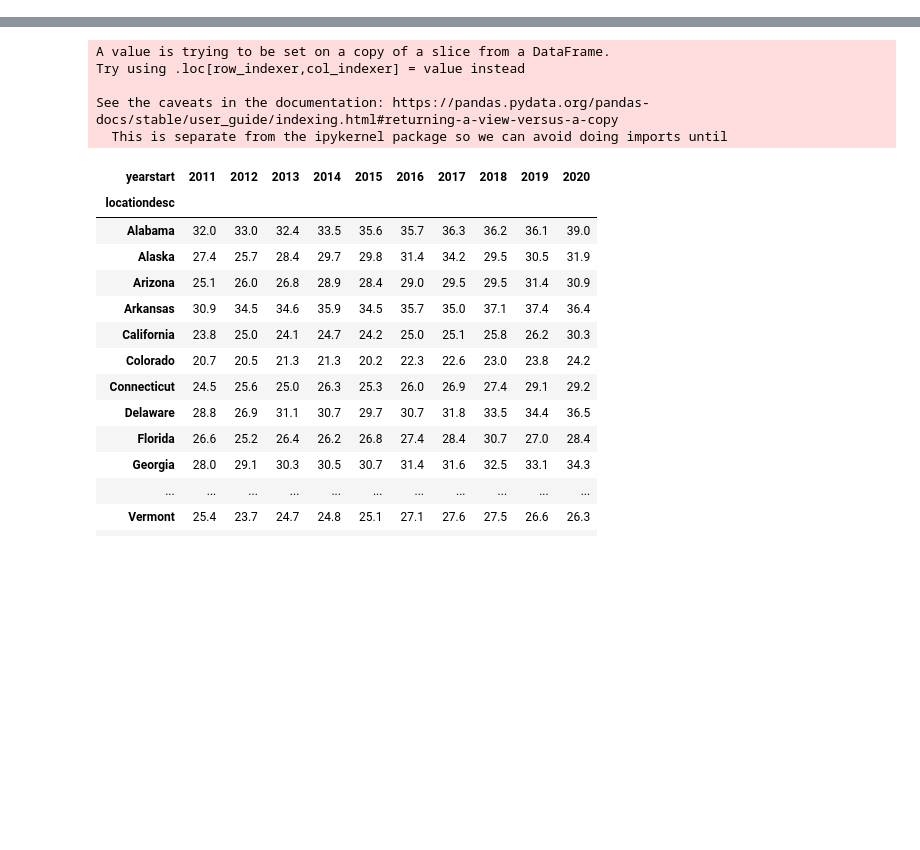
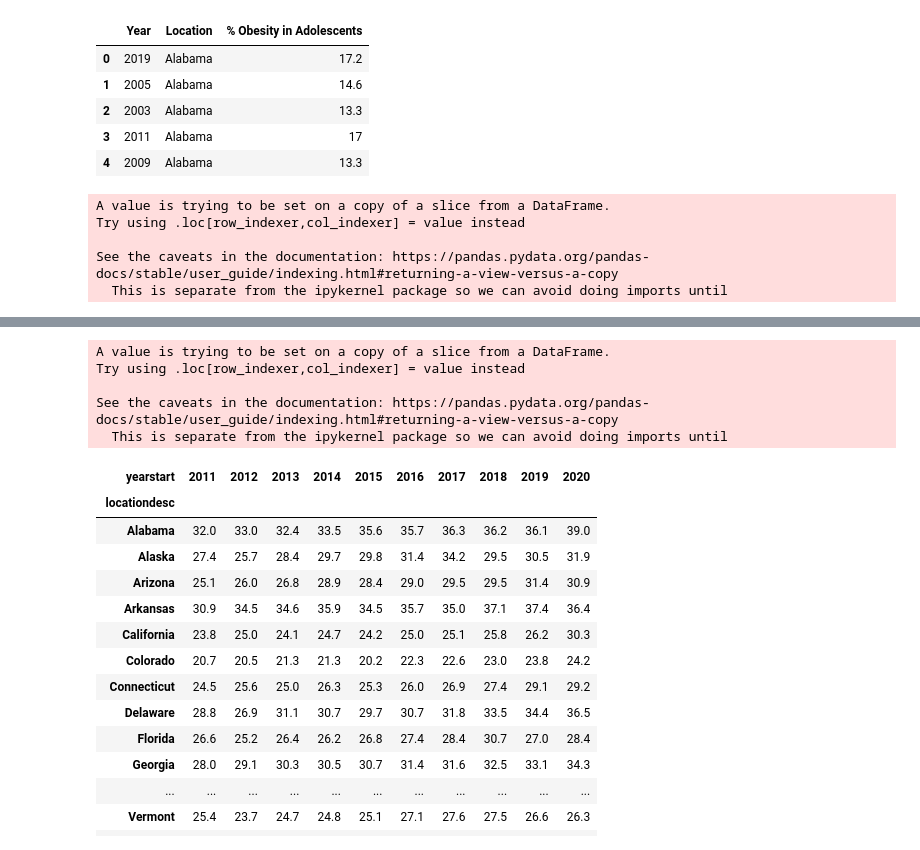
Before and after one commit to hthelander/Project-1, a Jupyter notebook: API_Obesity_dfs.ipynb, the cells around one changed output, grey strips where cells are left out. Saved outputs shown, nothing was run; the diff lists cells and outputs as text; code cells hidden in the pictures; blank space fills up the shorter version.

```diff
--- a/API_Obesity_dfs.ipynb
+++ b/API_Obesity_dfs.ipynb
@@ -224,12 +0,0 @@ child_obesity_by_poverty_level.to_csv("Resources/child_obesity_by_poverty_level_
-# %%
-y_dfs = []
-Q038="questionid=Q038"
-total = "stratification1=Total"
-
-for location in locations:
-    try:
-        y_obesity_data = requests.get(y_url + total + "&" + Q038 + "&locationdesc=" + location).json()
-
-        y_dfs.append(pd.DataFrame(y_obesity_data))
-
-    except: print("no data")
@@ -283,0 +349,14 @@ youth_obesity_summary.to_csv("Resources/youth_obesity_summary.csv")
+# %%
+y_s_dfs = []
+
+
+for location in locations:
+    try:
+        y_obesity_by_state = requests.get(y_url + total + Q038 + "&locationdesc=" + location).json()
+
+        y_s_dfs.append(pd.DataFrame(y_obesity_by_state))
+
+    except: print("no data")
+# %%
+y_obesity_state_df=pd.concat(y_s_dfs)
+y_obesity_state_df.head()
@@ -283,0 +371,12 @@ youth_obesity_summary.to_csv("Resources/youth_obesity_summary.csv")
+# %%
+youth_obesity_state_sum = y_obesity_state_df[["yearstart","locationdesc", "data_value"]]
+youth_obesity_state_sum = youth_obesity_state_sum.rename(columns = {"yearstart": "Year", "locationdesc": "Location", "data_value": "% Obesity in Adolescents"})
+
+youth_obesity_state_sum.head()
+# %% [output]
+|  | Year | Location | % Obesity in Adolescents |
+| 0 | 2019 | Alabama | 17.2 |
+| 1 | 2005 | Alabama | 14.6 |
+| 2 | 2003 | Alabama | 13.3 |
+| 3 | 2011 | Alabama | 17 |
+| 4 | 2009 | Alabama | 13.3 |
@@ -283,0 +385,11 @@ youth_obesity_summary.to_csv("Resources/youth_obesity_summary.csv")
+# %%
+youth_obesity_state_sum = y_obesity_state_df[["locationdesc", "yearstart", "data_value"]]
+
+youth_obesity_state_sum["data_value"] = pd.to_numeric(youth_obesity_state_sum["data_value"])
+youth_obesity_state_pivot = pd.DataFrame(youth_obesity_state_sum.pivot_table(index = "locationdesc", columns = "yearstart", values = "data_value"))
+# %% [output]
+A value is trying to be set on a copy of a slice from a DataFrame.
+Try using .loc[row_indexer,col_indexer] = value instead
+
+See the caveats in the documentation: https://pandas.pydata.org/pandas-docs/stable/user_guide/indexing.html#returning-a-view-versus-a-copy
+  This is separate from the ipykernel package so we can avoid doing imports until
```
Also changed, not shown: parts of 51 cells of this notebook, 5 other files.
